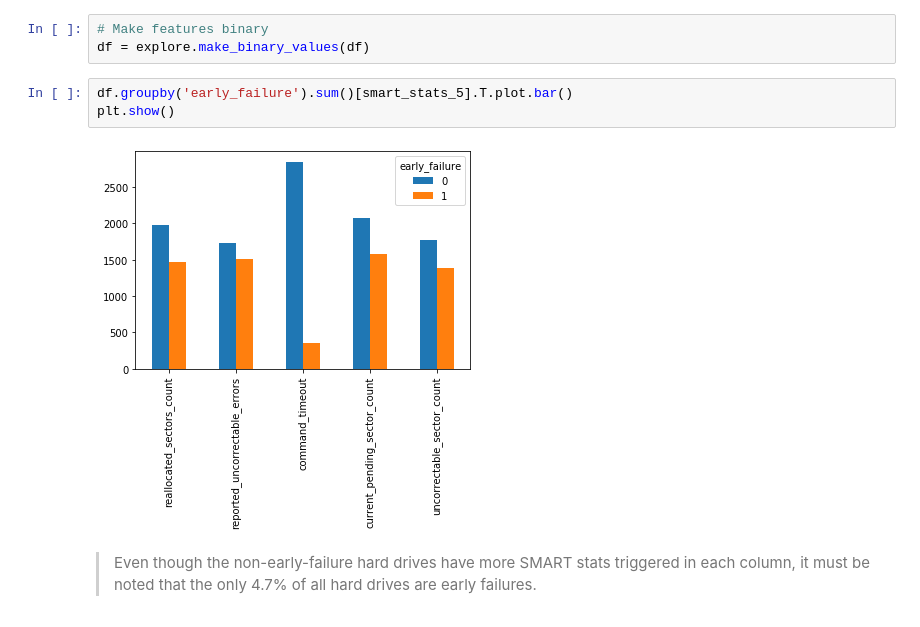
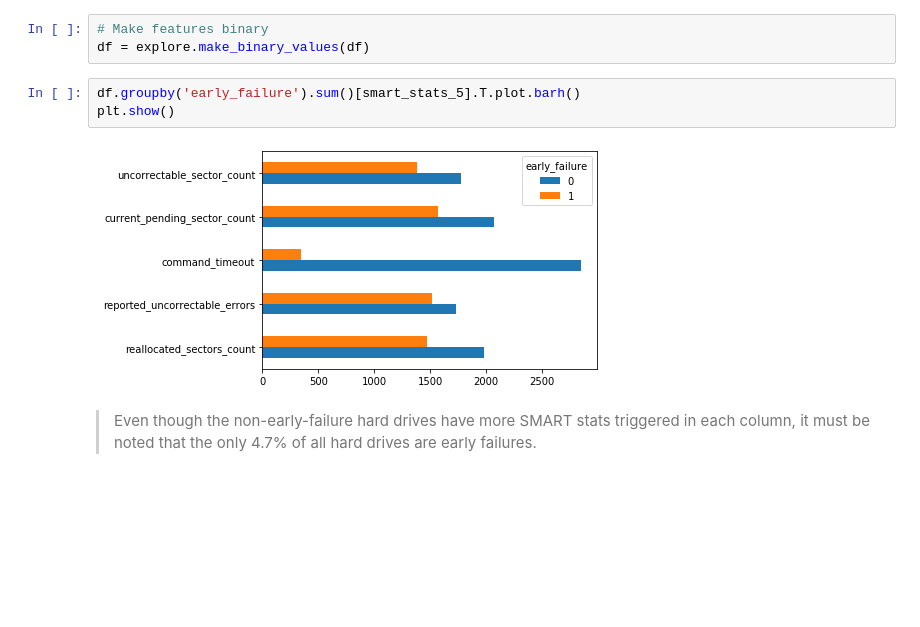
Before and after one commit to just-keep-spinning/hard-drive-project, a Jupyter notebook: hard_drive_pipeline.ipynb, the cells around one changed output. Drawn from its saved outputs; the diff is of its cells as text; blank space fills up the shorter version.

```diff
--- a/hard_drive_pipeline.ipynb
+++ b/hard_drive_pipeline.ipynb
@@ -617,10 +632,10 @@ When any of these SMART stats are anything other than zero, this is a bad sign f
 # Make features binary
 df = explore.make_binary_values(df)
 # %%
-df.groupby('early_failure').sum()[smart_stats_5].T.plot.bar()
+df.groupby('early_failure').sum()[smart_stats_5].T.plot.barh()
 plt.show()
 # %% [output]
-[figure, old version]
+[figure, new version]
 # %% [markdown]
 >Even though the non-early-failure hard drives have more SMART stats triggered in each column, it must be noted that the only 4.7% of all hard drives are early failures.
 # %% [markdown]
```
Also changed, not shown: parts of 26 cells of this notebook.
